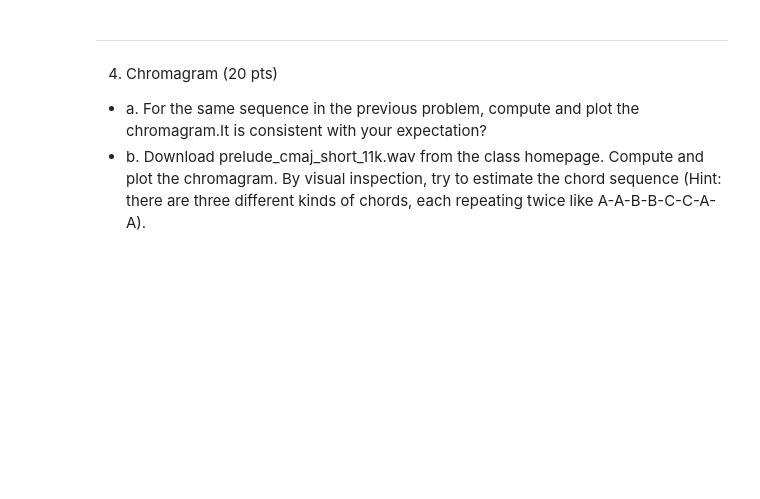
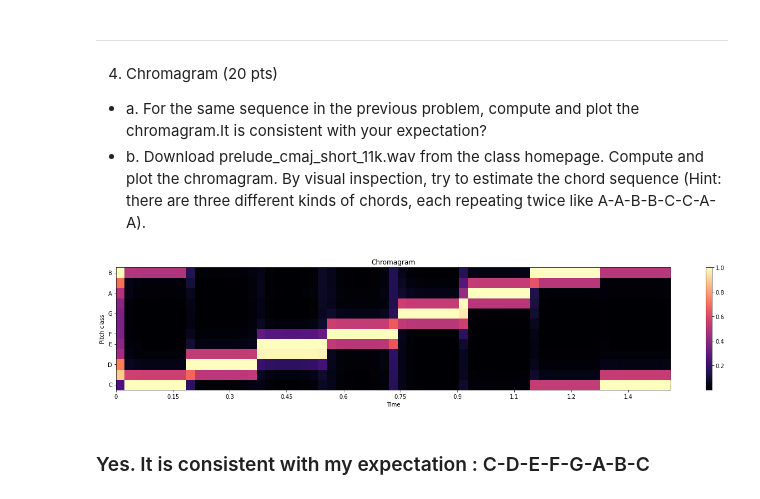
Before and after one commit to changwoonchoi/cl2020, a Jupyter notebook: as_2/assignment02.ipynb, the cells around one changed output. Cells and saved outputs as stored; diff of their text form; code cells hidden in the pictures; blank space fills up the shorter version.

Commit message:
almost finished problem 4

```diff
--- a/as_2/assignment02.ipynb
+++ b/as_2/assignment02.ipynb
@@ -506,0 +508,18 @@ N = len(fk)
+# %%
+# !!!! your code here !!!!
+'''
+For the same sequence in the previous problem, compute and plot the chromagram.
+Is it consistent with your expectation?
+'''
+# a)
+chromagram = librosa.feature.chroma_cqt(melody, sr=fs, fmin=fmin, bins_per_octave=12)
+plt.figure(figsize=(18,4))
+librosa.display.specshow(chromagram, y_axis='chroma', x_axis='time')
+plt.colorbar()
+plt.title('Chromagram')
+plt.tight_layout()
+plt.show()
+# %% [output]
+[figure, added]
+# %% [markdown]
+### Yes. It is consistent with my expectation : C-D-E-F-G-A-B-C
```
Also changed, not shown: parts of 6 cells of this notebook, 2 other files.
